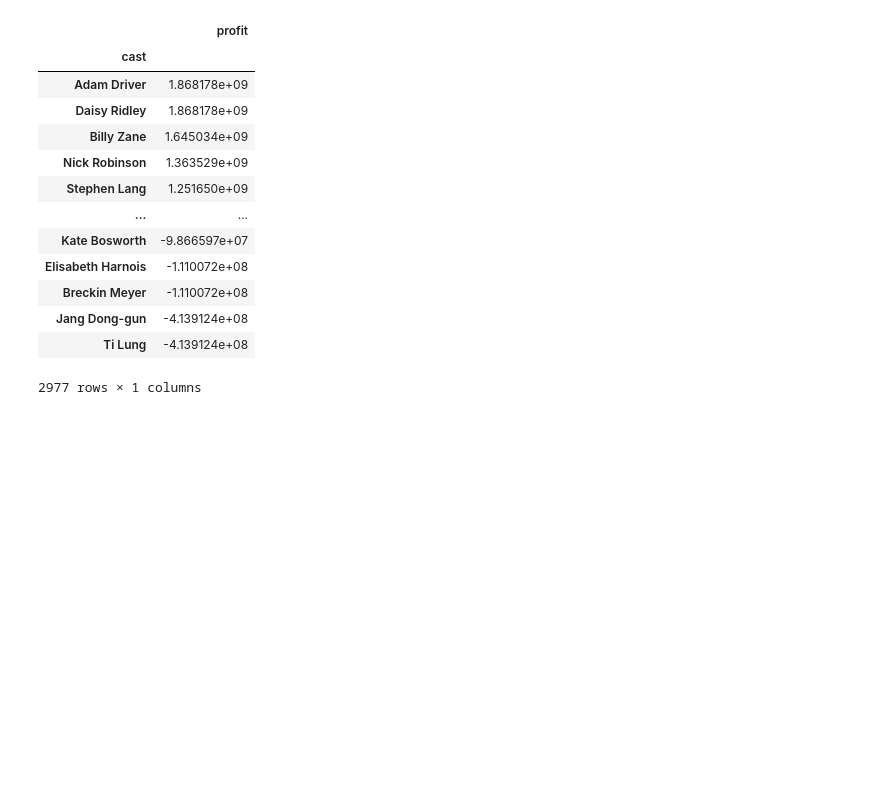
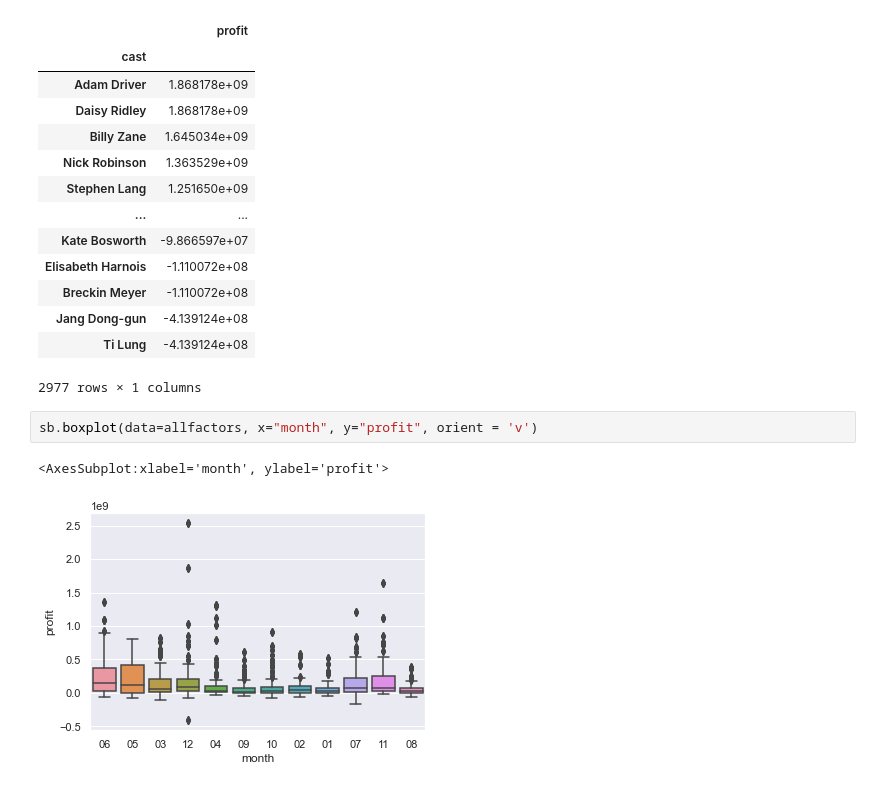
Before and after one commit to liekzhe/SC1015mini_project, a Jupyter notebook: MovieAnalysis.ipynb, the cells around one changed output. Cells and saved outputs as stored; diff of their text form; blank space fills up the shorter version.

```diff
--- a/MovieAnalysis.ipynb
+++ b/MovieAnalysis.ipynb
@@ -130,3 +130,8 @@ allfactors.groupby('cast')[['profit']].mean().sort_values(['profit'], ascending=
 | Jang Dong-gun | -4.139124e+08 |
 | Ti Lung | -4.139124e+08 |
 2977 rows × 1 columns
+# %%
+sb.boxplot(data=allfactors, x="month", y="profit", orient = 'v')
+# %% [output]
+<AxesSubplot:xlabel='month', ylabel='profit'>
+[figure, added]
```
Also changed, not shown: parts of 1 cell of this notebook, 2 other files.
